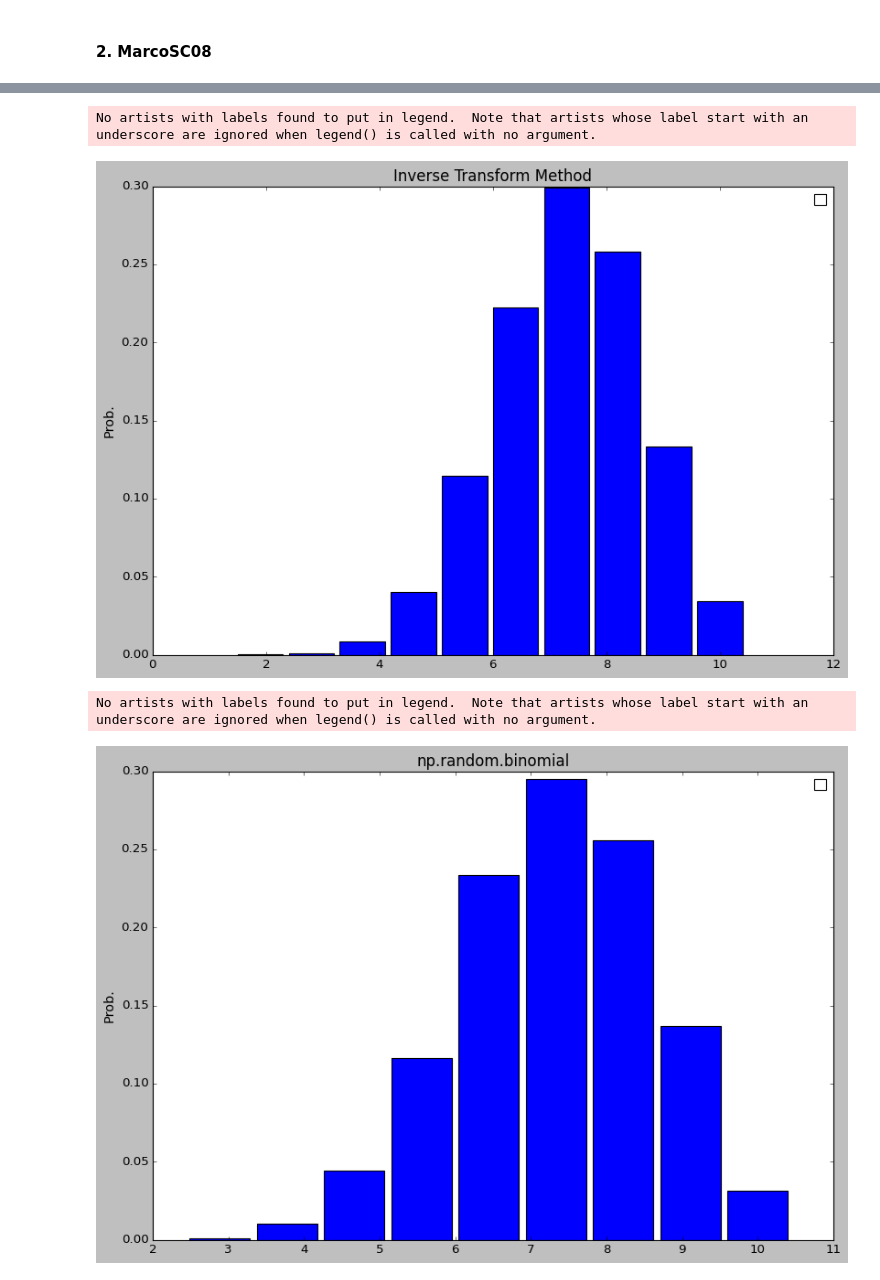
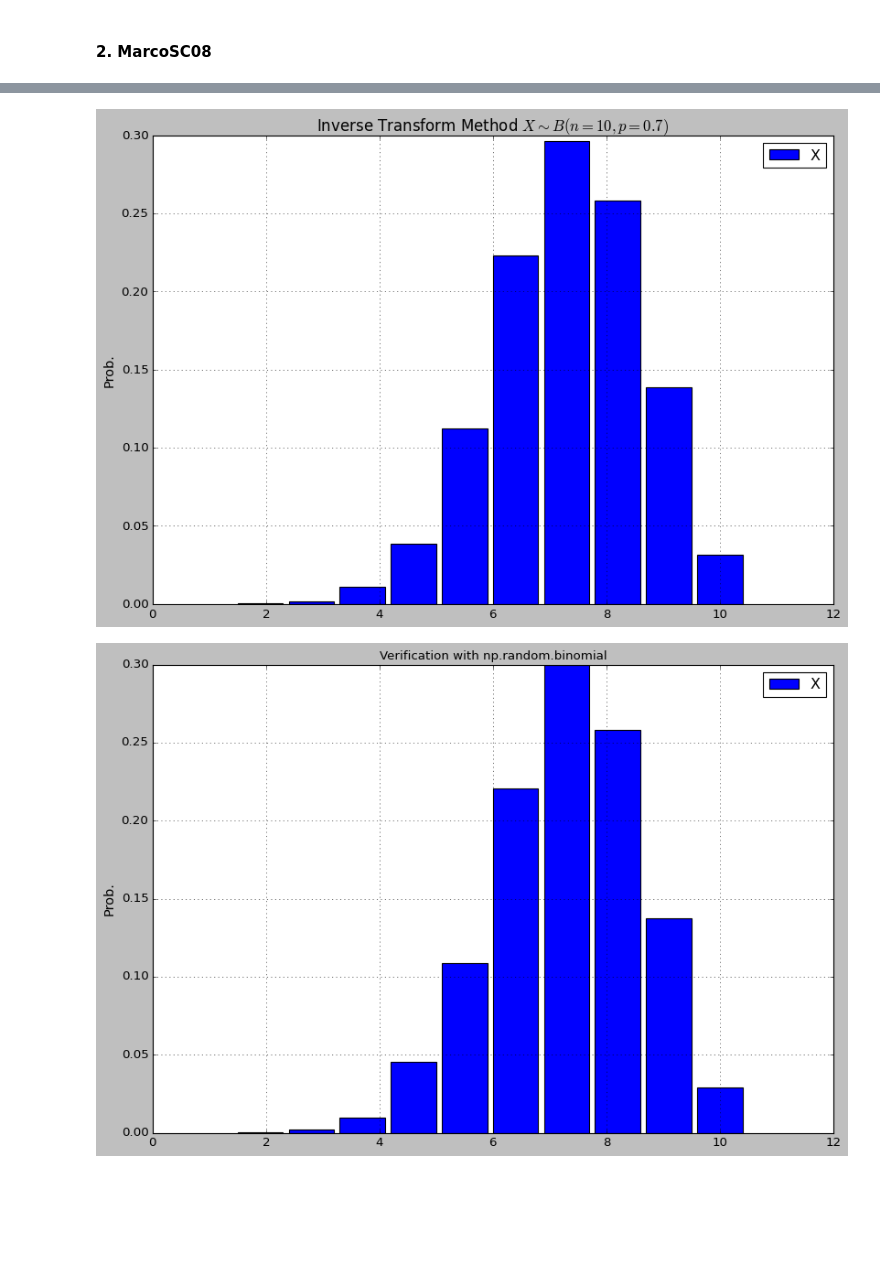
Before and after one commit to EMarquez7/Tarea5_MASanchez_EMarquez, a Jupyter notebook: Inverse-Transform.ipynb, the cells around one changed output, grey strips where cells are left out. Cells and saved outputs as stored; diff of their text form; code cells hidden in the pictures; blank space fills up the shorter version.

```diff
--- a/Inverse-Transform.ipynb
+++ b/Inverse-Transform.ipynb
@@ -219,51 +271,69 @@ and compare the results over $X$~$B(10,0.7)$ with an histogram.
 # %%
-# student solution code 2
-def inverse(n: 'n. binom.',p:'p. binom.',N:'Simulations'):
-    '''
+def inverse(n,p,N):
+    {'''
     Binomial function generated from a uniform distribution by using
-    the formula: ((p/(1-p))*(n-i)/(i+1))*pi. .
-    '''
+    the formula: ((p/(1-p))*(n-i)/(i+1))*pi.
+    Parameters:
+    -------
+    n: number of trials
+    p: probability of success
+    N: number of random numbers
+    Returns:
+    -------
+    + inv: numpy.ndarray
+        array of random numbers generated from the Inverse Transform Method.
+    '''}
+
     def accum():
-        pi = np.zeros(n) #Creation of vector for its filling
-        pi[0] = (1-p)**n #First position
-        def p_n(i): #Filling of remaining positions
-            nonlocal pi #Work with non-local variable
-            pi[i+1]=((p/(1-p))*(n-i)/(i+1))*pi[i] #Iterations of filling from formula.
-        [p_n(i) for i in range(n-1)] #List compression
-        return pi.cumsum() #Cumulative sum
-    p_cum = accum() #Call of function accum.
-    u = np.random.rand(N) #Random values
+        pk = np.zeros(n)
+        pk[0] = (1-p)**n
+        def p_n(i):
+            nonlocal pk
+            pk[i+1]=((p/(1-p))*(n-i)/(i+1))*pk[i]
+        [p_n(i) for i in range(n-1)]
+        return pk.cumsum()
+    p_cum = accum()
+    u = np.random.rand(N)
     inv = np.array(list(map(lambda z:sum(1 for i in p_cum if i<u[z]),range(N))))
     return inv
 
-def discrete_histogram(dist:'Graph'):
-    '''
-    Function to plot the histogram of the generated discrete function. It receives two variables: dist, which is the distribution
-    generated discretely, and name, which is the label of the graph.
-    '''
+def discrete_histogram(dist):
+    {'''
+    Function to plot the histogram of the generated discrete function. It receives the discrete distribution f(x).
+    Parameters:
+    -------
+    + dist: np.array
+        Array of random numbers generated from the Inverse Transform Method.
+    Returns:
+    -------
+    + plt.show():
+        Histogram of the generated discrete function.
+
+    '''}
     y,x = np.histogram(dist,bins = len(set(dist)),density = True)
     plt.style.use('classic')
     plt.bar(x[1:],y)
-    plt.legend()
+    plt.legend("X")
     plt.show()
 
 n = 10
 p = 0.7
 N = 10000
 
 plt.style.use('classic')
-plt.figure(figsize = (12, 8)) #Size
+
 inv = inverse(n,p,N)
+plt.figure(figsize = (12, 8))
 plt.ylabel('Prob.', fontsize= 13)
-plt.title('Inverse Transform Method', fontsize= 15)
+plt.title('Inverse Transform Method $X\sim B(n= 10, p= 0.7)$', fontsize= 15)
+plt.grid()
 discrete_histogram(inv)
 
-plt.figure(figsize = (12, 8)) #Size
+plt.figure(figsize = (12, 8))
 plt.ylabel('Prob.', fontsize= 13)
-plt.title('np.random.binomial', fontsize= 15)
+plt.title('Verification with np.random.binomial', fontsize= 12)
+plt.grid()
 discrete_histogram(np.random.binomial(n,p,N))
 # %% [output]
-No artists with labels found to put in legend.  Note that artists whose label start with an underscore are ignored when legend() is called with no argument.
-[figure, old version]
+[figure, new version]
-No artists with labels found to put in legend.  Note that artists whose label start with an underscore are ignored when legend() is called with no argument.
-[figure, old version]
+[figure, new version]
```
Also changed, not shown: parts of 17 cells of this notebook, 2 other files.
